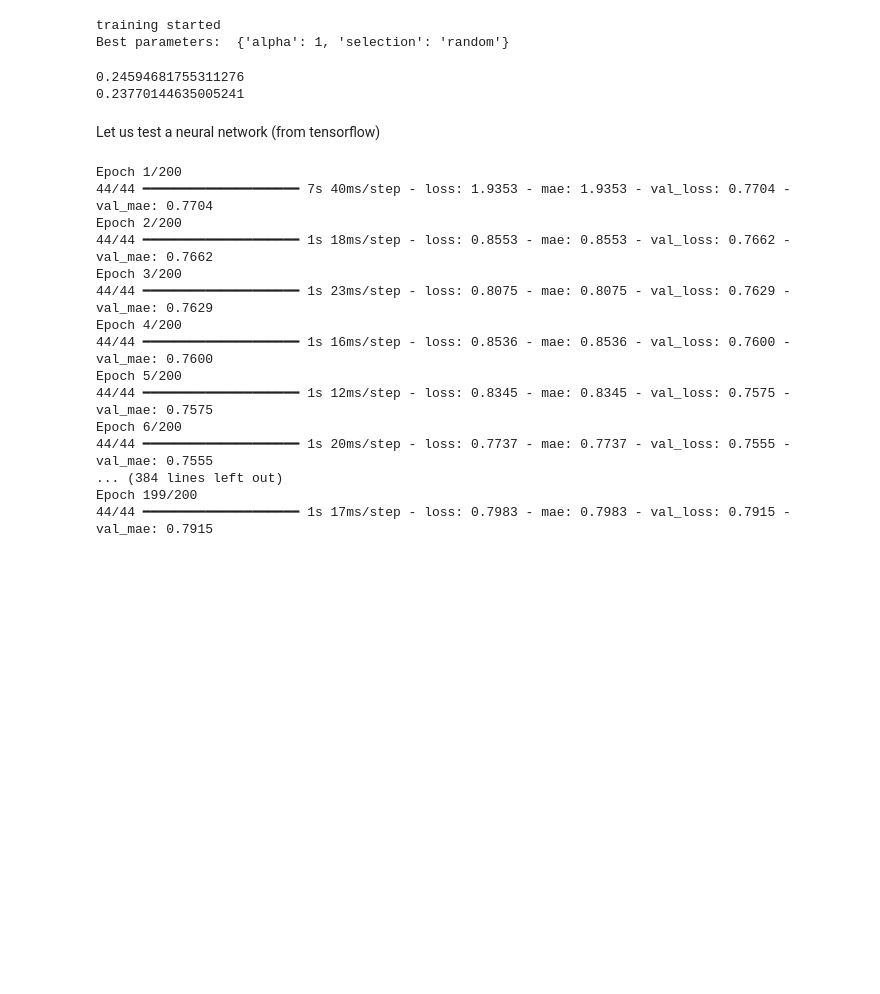
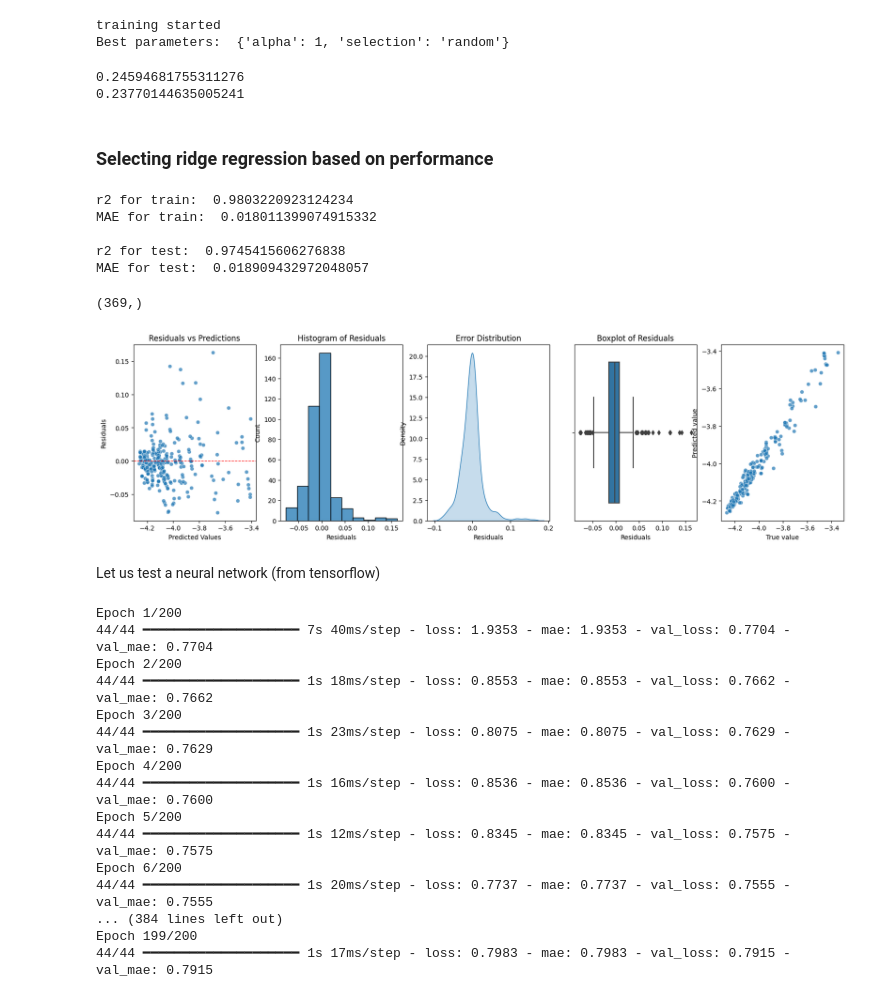
Before and after one commit to AkashHiregange/ads_energy_prediction_SOAP, a Jupyter notebook: model_train.ipynb, the cells around one changed output. Cells and saved outputs as stored; diff of their text form; code cells hidden in the pictures; blank space fills up the shorter version.

Commit message:
Train final ridge regression model and plot residual histograms

```diff
--- a/model_train.ipynb
+++ b/model_train.ipynb
@@ -190,6 +190,65 @@ print(float(np.mean(cv_scores['test_R2'])))
 # %% [output]
 0.24594681755311276
 0.23770144635005241
+# %% [markdown]
+### Selecting ridge regression based on performance
+# %%
+import pickle
+model = Ridge(alpha=1, solver='auto')
+model.fit(X_train_scaled, y_train)
+with open(f'models/ridge_regressor_1_auto.pkl','wb') as f:
+    pickle.dump(model,f)
+
+y_pred = model.predict(X_train_scaled)
+# test the models on already seen data
+r2 = r2_score(y_train, y_pred)
+print('r2 for train: ', r2)
+mae = mean_absolute_error(y_train, y_pred)
+print('MAE for train: ', mae, '\n')
+
+y_pred = model.predict(X_test_scaled)
+# test the models for prediction on unseen data
+r2 = r2_score(y_test, y_pred)
+print('r2 for test: ', r2)
+mae = mean_absolute_error(y_test, y_pred)
+print('MAE for test: ', mae, '\n')
+# %% [output]
+r2 for train:  0.9803220923124234
+MAE for train:  0.018011399074915332
+
+r2 for test:  0.9745415606276838
+MAE for test:  0.018909432972048057
+# %%
+import matplotlib.pyplot as plt
+import seaborn as sns
+y_pred = model.predict(X_test_scaled)
+y_pred = y_pred.flatten()
+print(y_pred.shape)
+residual = (np.array(y_test)-y_pred).flatten()
+fig, ax = plt.subplots(1,5,figsize=(20,5))
+sns.scatterplot(x=np.array(y_test), y=y_pred, alpha=0.7, ax=ax[4])
+sns.scatterplot(x=y_pred, y=residual, alpha=0.7, ax=ax[0])
+sns.histplot(residual, bins=10, ax=ax[1])
+sns.kdeplot(residual, fill=True, ax=ax[2])
+sns.boxplot(x=residual, ax=ax[3])
+ax[0].axhline(0, color='red', linestyle='--', linewidth=1)
+ax[0].set_title(f"Residuals vs Predictions")
+ax[0].set_xlabel("Predicted Values")
+ax[0].set_ylabel("Residuals")
+ax[1].set_title(f"Histogram of Residuals")
+ax[2].set_title(f"Error Distribution")
+ax[3].set_title(f"Boxplot of Residuals")
+ax[1].set_xlabel("Residuals")
+ax[2].set_xlabel("Residuals")
+ax[3].set_xlabel("Residuals")
+ax[4].set_xlabel("True value")
+ax[4].set_ylabel("Predicted value")
+#     plt.savefig(f'Performance of XGB on test set for {col}.png')
+plt.show()
+fig.clear()
+# %% [output]
+(369,)
+[figure, added]
 # %% [markdown]
 Let us test a neural network (from tensorflow)
 # %%
```
Also changed, not shown: 1 other file.
